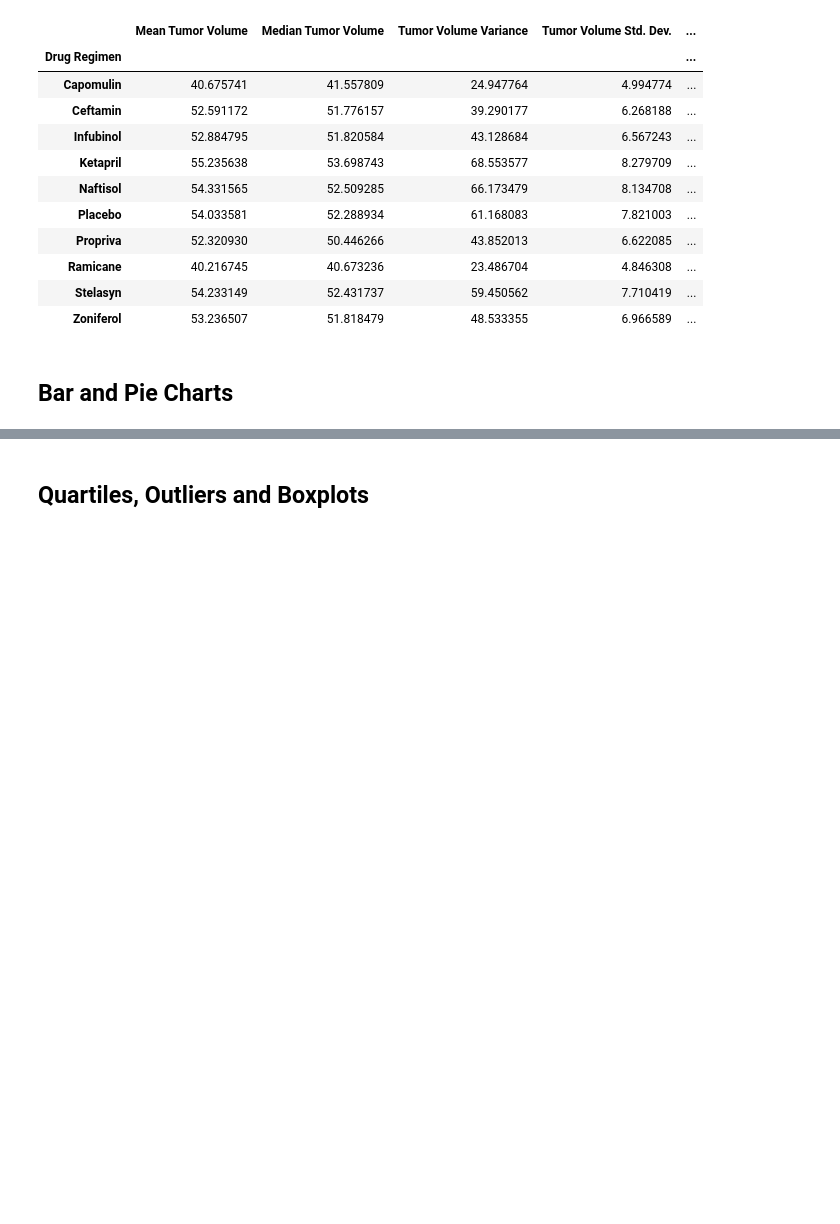
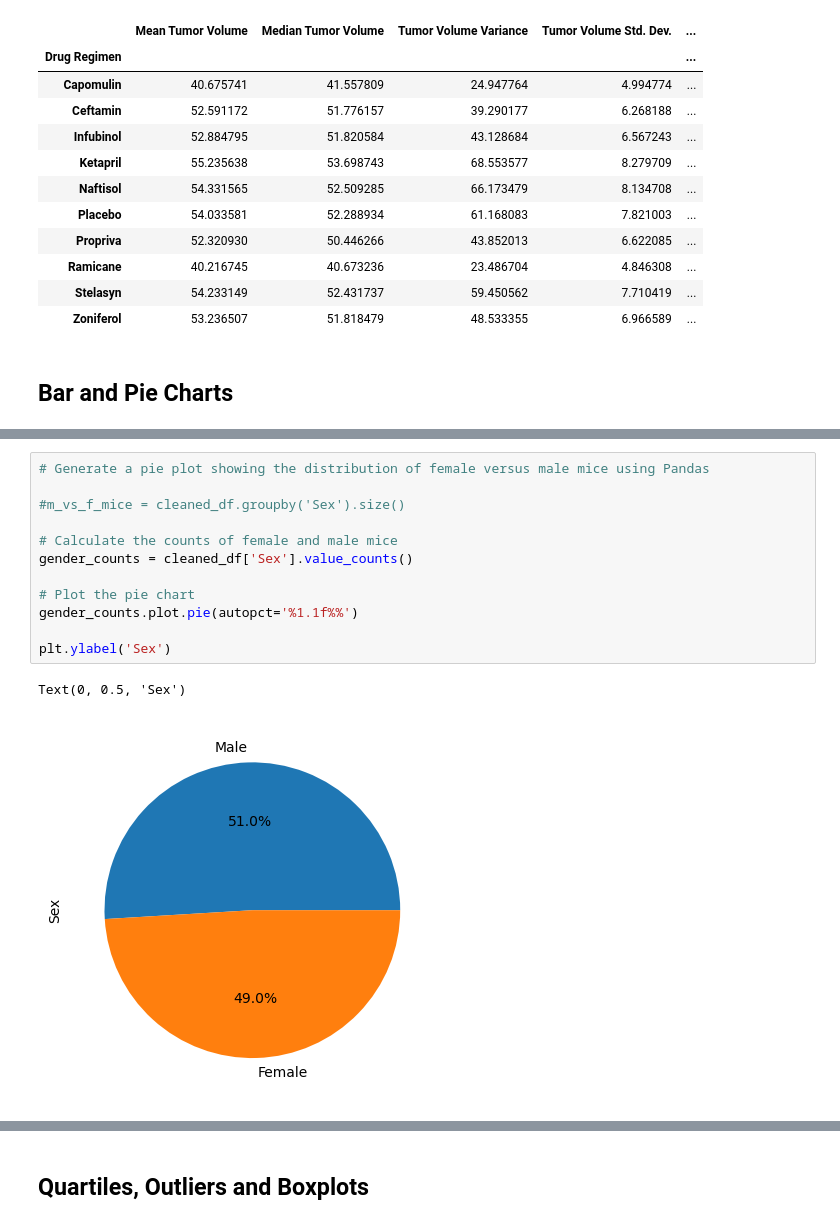
Before and after one commit to esbradshaw2/Pymaceuticals, a Jupyter notebook: pymaceuticals.ipynb, the cells around one changed output, grey strips where cells are left out. Drawn from its saved outputs; the diff is of its cells as text; blank space fills up the shorter version.

```diff
--- a/pymaceuticals.ipynb
+++ b/pymaceuticals.ipynb
@@ -95 +114,16 @@ tumor_summary_stats
+# %%
+# Generate a pie plot showing the distribution of female versus male mice using Pandas
+
+#m_vs_f_mice = cleaned_df.groupby('Sex').size()
+
+# Calculate the counts of female and male mice
+gender_counts = cleaned_df['Sex'].value_counts()
+
+# Plot the pie chart
+gender_counts.plot.pie(autopct='%1.1f%%')
+
+plt.ylabel('Sex')
+# %% [output]
+Text(0, 0.5, 'Sex')
+[figure, added]
 # %%
```
Also changed, not shown: parts of 4 cells of this notebook.
